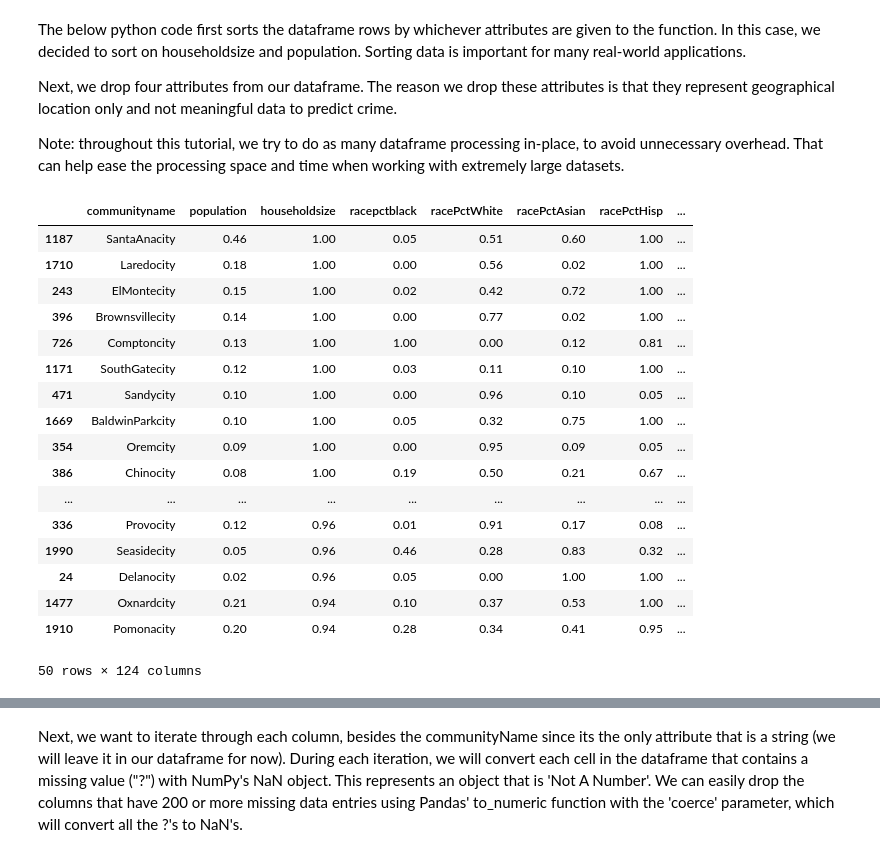
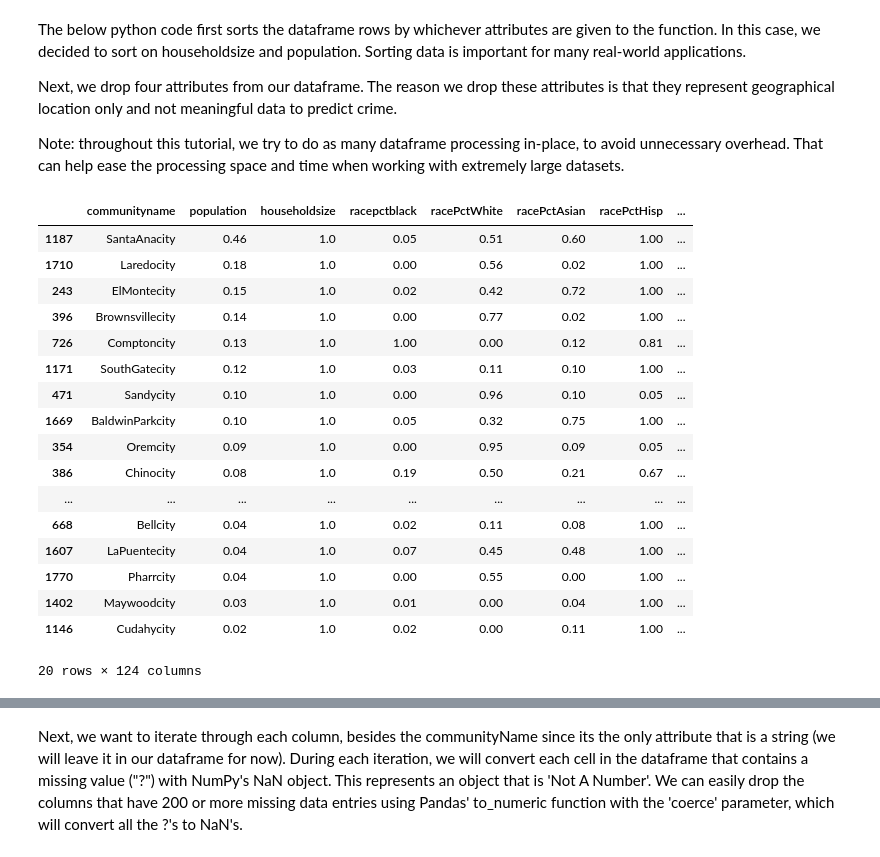
Before and after one commit to ddeychak/ddeychak.github.io, a Jupyter notebook: FinalTutorial - Gold Master.ipynb, the cells around one changed output, grey strips where cells are left out. Cells and saved outputs as stored; diff of their text form; code cells hidden in the pictures.

```diff
--- a/FinalTutorial - Gold Master.ipynb
+++ b/FinalTutorial - Gold Master.ipynb
@@ -62,28 +62,28 @@ Note: throughout this tutorial, we try to do as many dataframe processing in-pla
 # %%
 data = data.sort_values(ascending=False, by=["householdsize","population"])
 
 data.drop(['state','county','community','fold'],1, inplace=True)
 
-data.head(50)
+data.head(20)
 # %% [output]
 |  | communityname | population | householdsize | racepctblack | racePctWhite | racePctAsian | racePctHisp | ... |
-| 1187 | SantaAnacity | 0.46 | 1.00 | 0.05 | 0.51 | 0.60 | 1.00 | ... |
-| 1710 | Laredocity | 0.18 | 1.00 | 0.00 | 0.56 | 0.02 | 1.00 | ... |
-| 243 | ElMontecity | 0.15 | 1.00 | 0.02 | 0.42 | 0.72 | 1.00 | ... |
-| 396 | Brownsvillecity | 0.14 | 1.00 | 0.00 | 0.77 | 0.02 | 1.00 | ... |
-| 726 | Comptoncity | 0.13 | 1.00 | 1.00 | 0.00 | 0.12 | 0.81 | ... |
-| 1171 | SouthGatecity | 0.12 | 1.00 | 0.03 | 0.11 | 0.10 | 1.00 | ... |
-| 471 | Sandycity | 0.10 | 1.00 | 0.00 | 0.96 | 0.10 | 0.05 | ... |
-| 1669 | BaldwinParkcity | 0.10 | 1.00 | 0.05 | 0.32 | 0.75 | 1.00 | ... |
-| 354 | Oremcity | 0.09 | 1.00 | 0.00 | 0.95 | 0.09 | 0.05 | ... |
-| 386 | Chinocity | 0.08 | 1.00 | 0.19 | 0.50 | 0.21 | 0.67 | ... |
+| 1187 | SantaAnacity | 0.46 | 1.0 | 0.05 | 0.51 | 0.60 | 1.00 | ... |
+| 1710 | Laredocity | 0.18 | 1.0 | 0.00 | 0.56 | 0.02 | 1.00 | ... |
+| 243 | ElMontecity | 0.15 | 1.0 | 0.02 | 0.42 | 0.72 | 1.00 | ... |
+| 396 | Brownsvillecity | 0.14 | 1.0 | 0.00 | 0.77 | 0.02 | 1.00 | ... |
+| 726 | Comptoncity | 0.13 | 1.0 | 1.00 | 0.00 | 0.12 | 0.81 | ... |
+| 1171 | SouthGatecity | 0.12 | 1.0 | 0.03 | 0.11 | 0.10 | 1.00 | ... |
+| 471 | Sandycity | 0.10 | 1.0 | 0.00 | 0.96 | 0.10 | 0.05 | ... |
+| 1669 | BaldwinParkcity | 0.10 | 1.0 | 0.05 | 0.32 | 0.75 | 1.00 | ... |
+| 354 | Oremcity | 0.09 | 1.0 | 0.00 | 0.95 | 0.09 | 0.05 | ... |
+| 386 | Chinocity | 0.08 | 1.0 | 0.19 | 0.50 | 0.21 | 0.67 | ... |
 | ... | ... | ... | ... | ... | ... | ... | ... | ... |
-| 336 | Provocity | 0.12 | 0.96 | 0.01 | 0.91 | 0.17 | 0.08 | ... |
-| 1990 | Seasidecity | 0.05 | 0.96 | 0.46 | 0.28 | 0.83 | 0.32 | ... |
-| 24 | Delanocity | 0.02 | 0.96 | 0.05 | 0.00 | 1.00 | 1.00 | ... |
-| 1477 | Oxnardcity | 0.21 | 0.94 | 0.10 | 0.37 | 0.53 | 1.00 | ... |
-| 1910 | Pomonacity | 0.20 | 0.94 | 0.28 | 0.34 | 0.41 | 0.95 | ... |
+| 668 | Bellcity | 0.04 | 1.0 | 0.02 | 0.11 | 0.08 | 1.00 | ... |
+| 1607 | LaPuentecity | 0.04 | 1.0 | 0.07 | 0.45 | 0.48 | 1.00 | ... |
+| 1770 | Pharrcity | 0.04 | 1.0 | 0.00 | 0.55 | 0.00 | 1.00 | ... |
+| 1402 | Maywoodcity | 0.03 | 1.0 | 0.01 | 0.00 | 0.04 | 1.00 | ... |
+| 1146 | Cudahycity | 0.02 | 1.0 | 0.02 | 0.00 | 0.11 | 1.00 | ... |
-50 rows × 124 columns
+20 rows × 124 columns
 # %% [markdown]
 <h3 style="text-align: center;">Step 2: Data Processing</h3>
 <p style="text-align: center;">&nbsp;</p>
```
Also changed, not shown: parts of 6 cells of this notebook.
